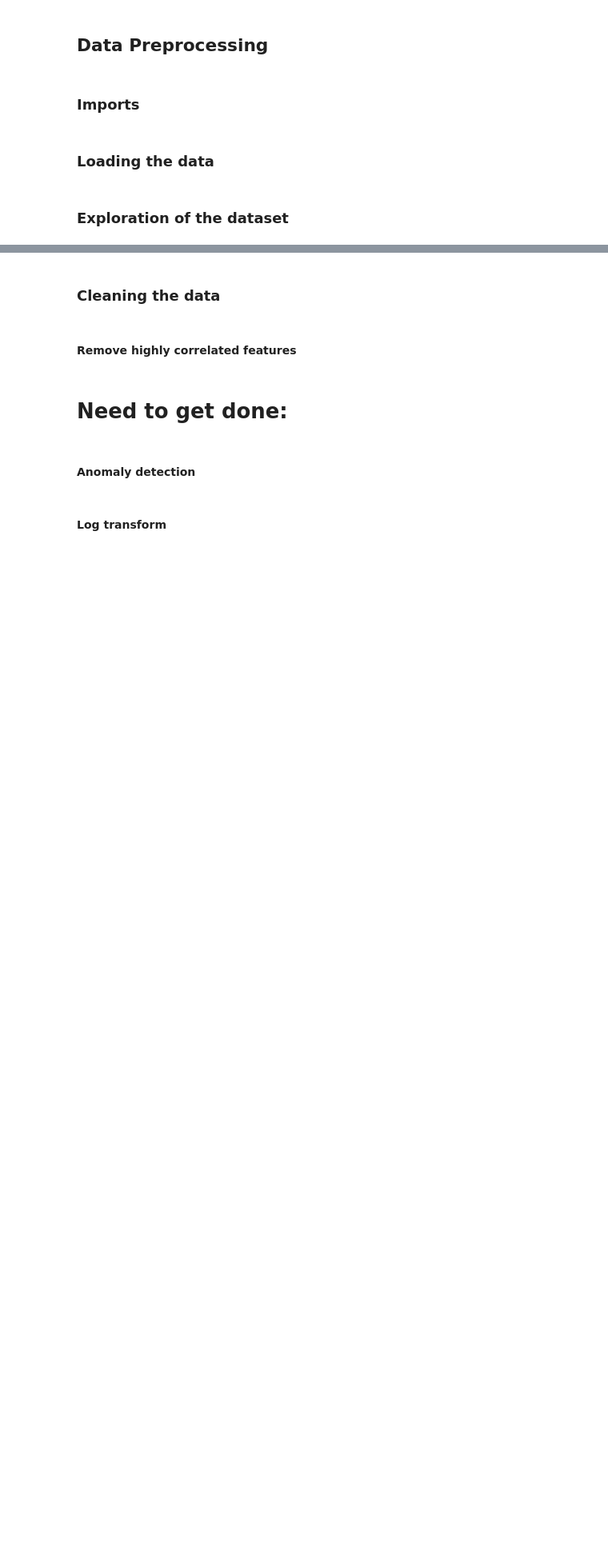
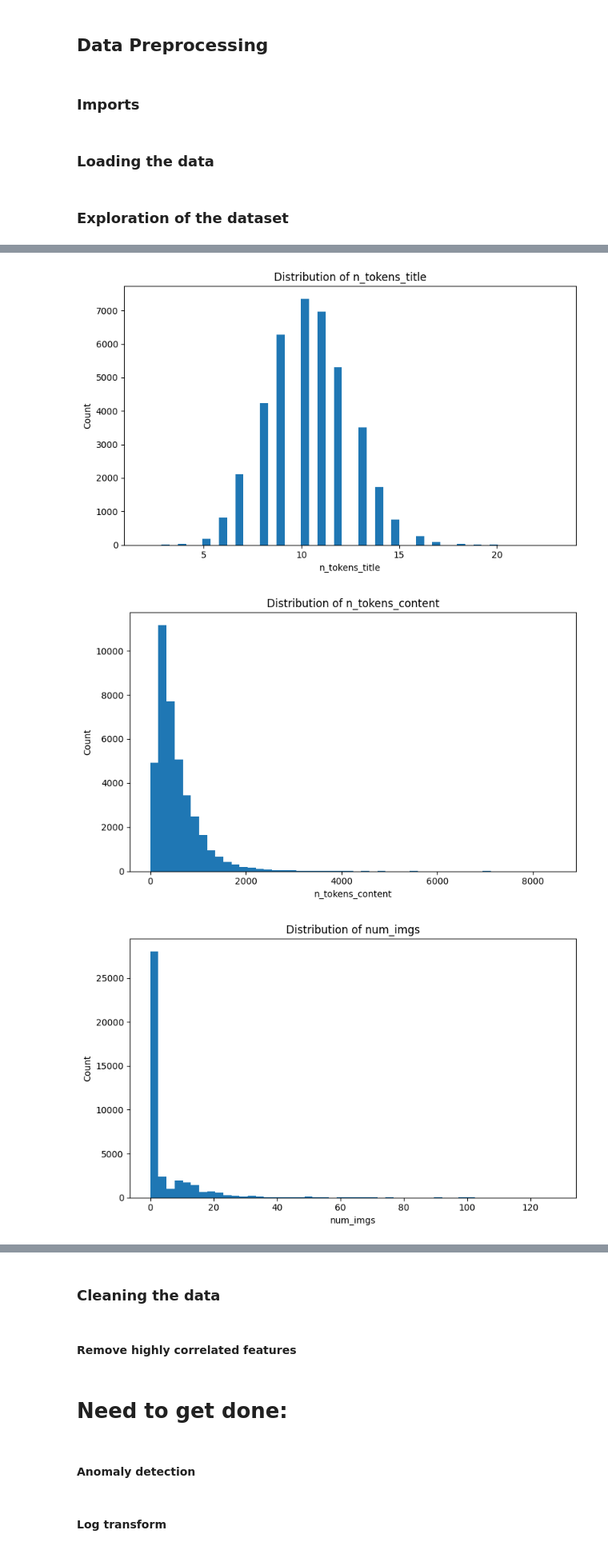
Before and after one commit to madwirblet/CIS4930-Final-Project, a Jupyter notebook: final.ipynb, the cells around one changed output, grey strips where cells are left out. Shown at 80% size. Saved outputs shown, nothing was run; the diff lists cells and outputs as text; code cells hidden in the pictures; blank space fills up the shorter version.

```diff
--- a/final.ipynb
+++ b/final.ipynb
@@ -67,0 +118,16 @@ print("Columns with inf:", inf_cols)
+# %%
+# distribution of key numerical features
+key_cols = ["n_tokens_title", "n_tokens_content", "num_imgs", "num_hrefs"]
+
+for col in key_cols:
+    plt.figure(figsize=(8, 5))
+    plt.hist(df[col], bins=50)
+    plt.title(f"Distribution of {col}")
+    plt.xlabel(col)
+    plt.ylabel("Count")
+    plt.tight_layout()
+    plt.show()
+# %% [output]
+[figure, added]
+[figure, added]
+[figure, added]
```
Also changed, not shown: parts of 8 cells of this notebook.
